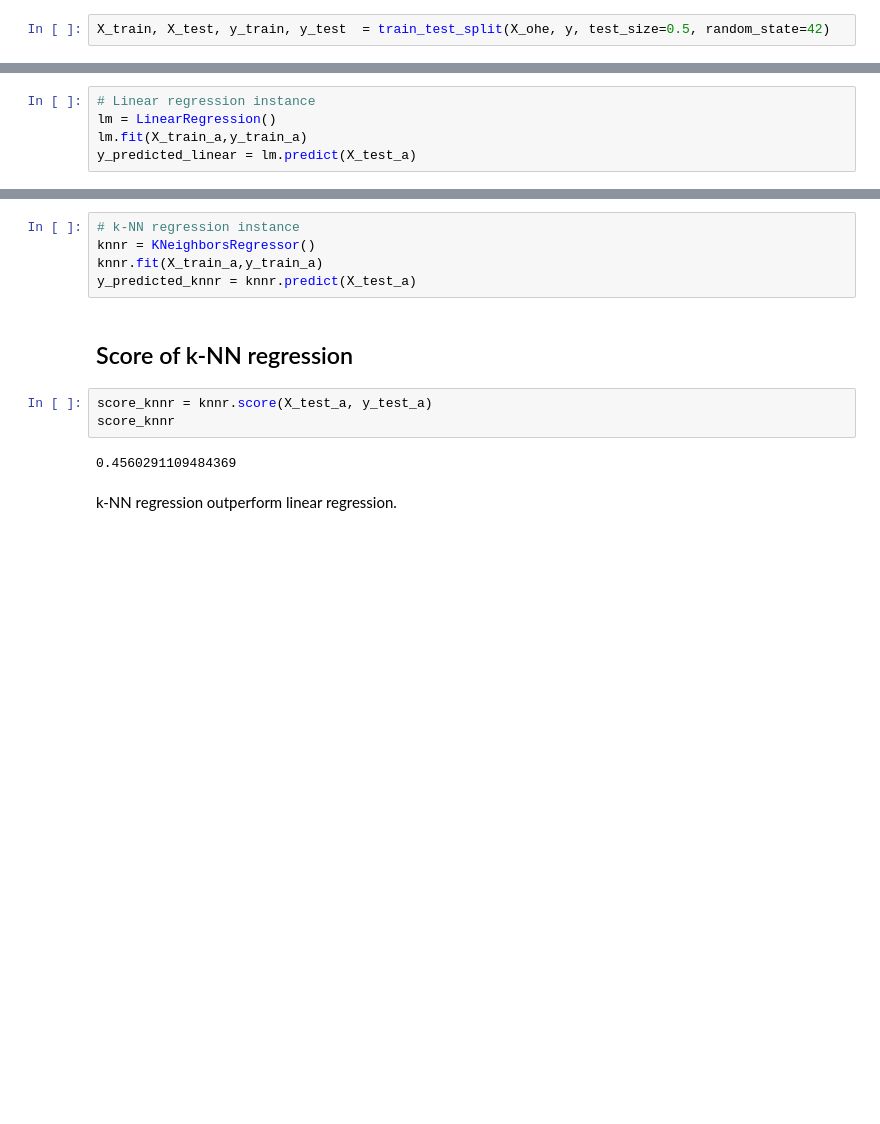
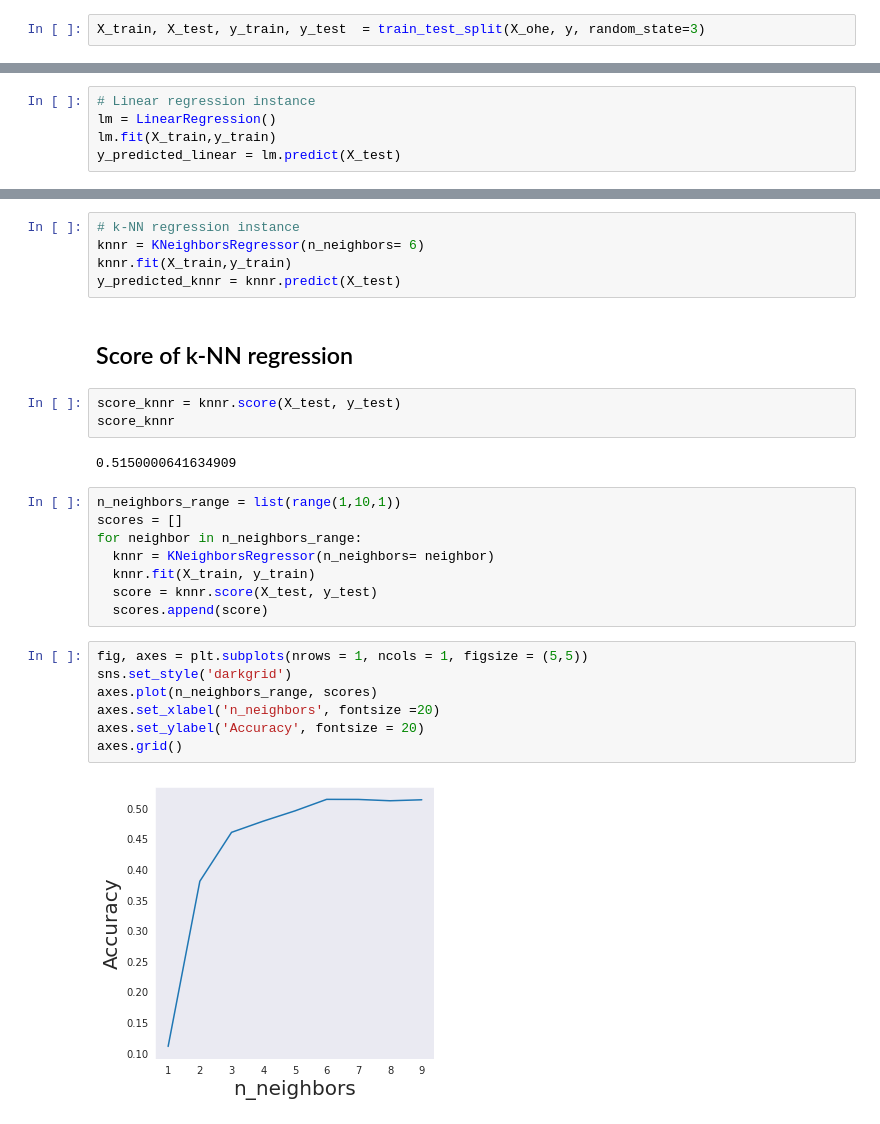
Before and after one commit to WilliamMejiaG/sales-predictions, a Jupyter notebook: Sales_predictions.ipynb, the cells around one changed output, grey strips where cells are left out. Saved outputs shown, nothing was run; the diff lists cells and outputs as text; blank space fills up the shorter version.

```diff
--- a/Sales_predictions.ipynb
+++ b/Sales_predictions.ipynb
@@ -535,4 +577,4 @@ X_ohe.head()
 # %% [markdown]
 # Test and train data splitting
 # %%
-X_train, X_test, y_train, y_test  = train_test_split(X_ohe, y, test_size=0.5, random_state=42)
+X_train, X_test, y_train, y_test  = train_test_split(X_ohe, y, random_state=3)
@@ -567,8 +583,8 @@ y_test_a.shape
 # %%
 # Linear regression instance
 lm = LinearRegression()
-lm.fit(X_train_a,y_train_a)
-y_predicted_linear = lm.predict(X_test_a)
+lm.fit(X_train,y_train)
+y_predicted_linear = lm.predict(X_test)
 # %% [markdown]
 ## Score of linear regression
 # %%
@@ -582,15 +618,30 @@ It has no sense.
 # k-NN regression
 # %%
 # k-NN regression instance
-knnr = KNeighborsRegressor()
-knnr.fit(X_train_a,y_train_a)
-y_predicted_knnr = knnr.predict(X_test_a)
+knnr = KNeighborsRegressor(n_neighbors= 6)
+knnr.fit(X_train,y_train)
+y_predicted_knnr = knnr.predict(X_test)
 # %% [markdown]
 ## Score of k-NN regression
 # %%
-score_knnr = knnr.score(X_test_a, y_test_a)
+score_knnr = knnr.score(X_test, y_test)
 score_knnr
 # %% [output]
-0.4560291109484369
+0.5150000641634909
-# %% [markdown]
-k-NN regression outperform linear regression.
+# %%
+n_neighbors_range = list(range(1,10,1))
+scores = []
+for neighbor in n_neighbors_range:
+  knnr = KNeighborsRegressor(n_neighbors= neighbor)
+  knnr.fit(X_train, y_train)
+  score = knnr.score(X_test, y_test)
+  scores.append(score)
+# %%
+fig, axes = plt.subplots(nrows = 1, ncols = 1, figsize = (5,5))
+sns.set_style('darkgrid')
+axes.plot(n_neighbors_range, scores)
+axes.set_xlabel('n_neighbors', fontsize =20)
+axes.set_ylabel('Accuracy', fontsize = 20)
+axes.grid()
+# %% [output]
+[figure, added]
```
Also changed, not shown: parts of 79 cells of this notebook.
